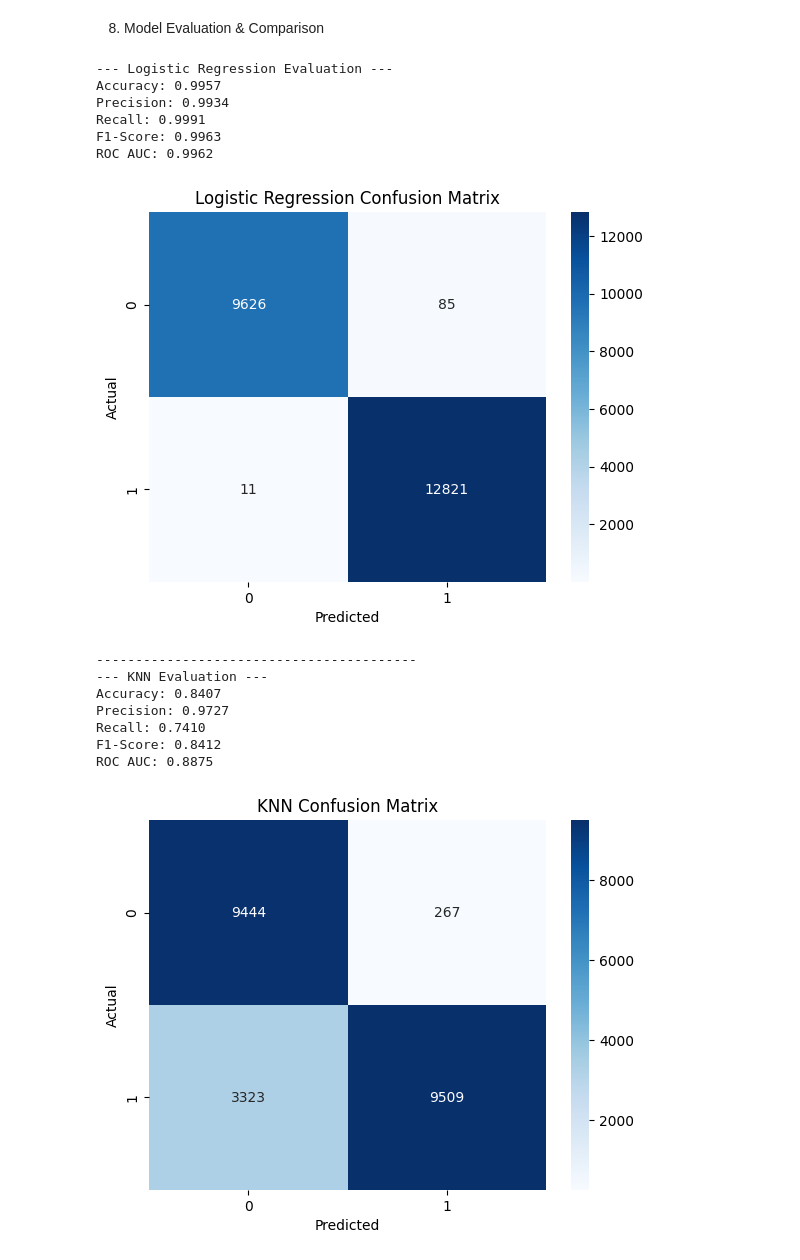
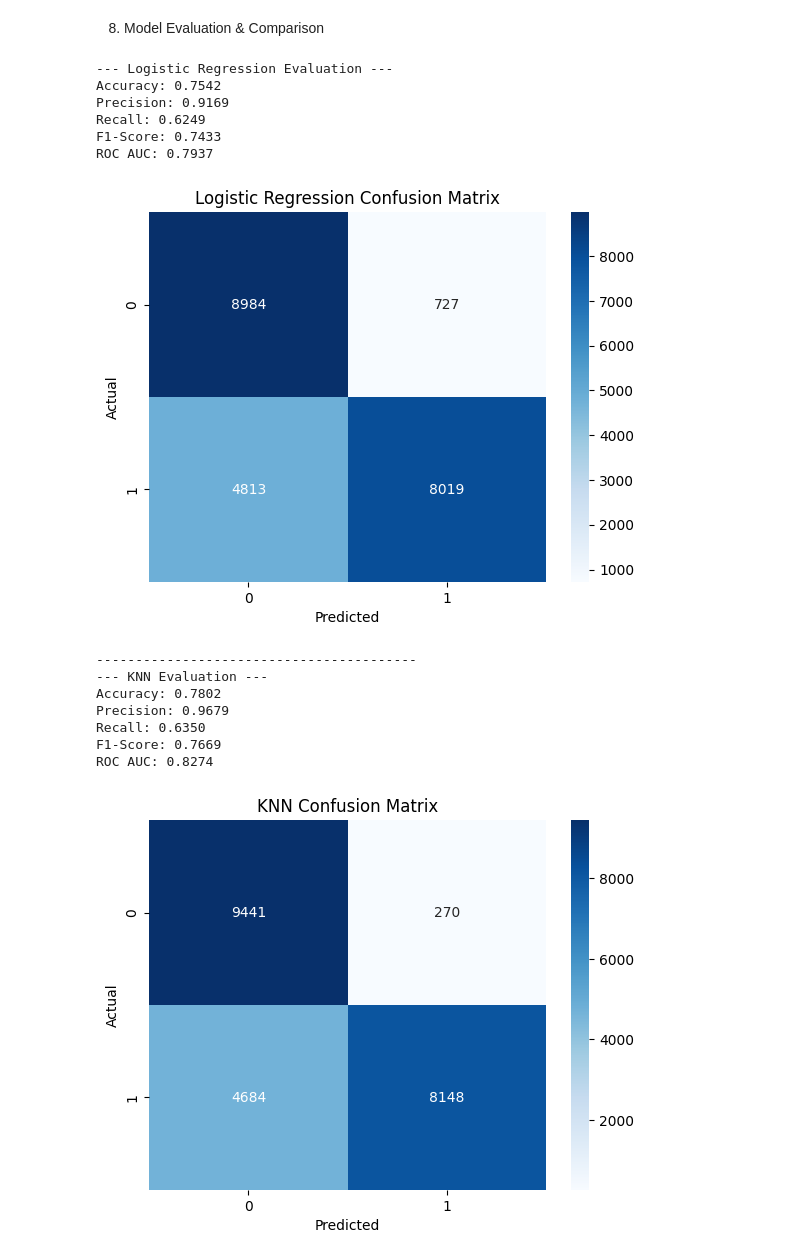
Before and after one commit to MarcelEwinger/Artificial-Intelligence-Machine-Learning-SS25, a Jupyter notebook: notebook.ipynb, the cells around one changed output. Drawn from its saved outputs; the diff is of its cells as text; code cells hidden in the pictures.

```diff
--- a/notebook.ipynb
+++ b/notebook.ipynb
@@ -255,6 +255,10 @@ df_train["is_attack"] = df_train["attack"].apply(
 )
 
 print("\n'is_attack' column created")
+
+# Drop the original multi-class 'class' and 'difficulty' columns
+df_train = df_train.drop(columns=['attack', 'level'])
+
 df_train.head()
 # %% [output]
 Unique values in the 'attack' column:
@@ -280,6 +284,9 @@ df_test["is_attack"] = df_test["attack"].apply(
 )
 
 print("\n'is_attack' column created")
+
+# Drop the original multi-class 'class' and 'difficulty' columns
+df_test = df_test.drop(columns=['attack', 'level'])
 df_test.head()
 # %% [output]
 'is_attack' column created
@@ -599,3 +578,37 @@ X_test_scaled.columns = X_test_scaled.columns.astype(str)
+# %%
+from sklearn.preprocessing import StandardScaler, OneHotEncoder
+from sklearn.compose import ColumnTransformer
+from sklearn.pipeline import Pipeline
+
+# Create a preprocessor using ColumnTransformer
+# It applies OneHotEncoder to categorical features and StandardScaler to numerical features.
+# 'remainder='passthrough' ensures that any columns not specified are kept in the output.
+preprocessor = ColumnTransformer(
+    transformers=[
+        ('cat', OneHotEncoder(handle_unknown='ignore'), categorical_features),
+        ('num', StandardScaler(), numerical_features),
+    ],
+    remainder='passthrough',  # Keep other columns if any, though none expected here
+)
+
+# Fit the preprocessor on the training data and transform both training and testing data
+# It's crucial to fit on training data ONLY to prevent data leakage.
+# Then, transform both training and testing data using the fitted preprocessor.
+X_train_processed = preprocessor.fit_transform(X_train_raw)
+X_test_processed = preprocessor.transform(X_test_raw)
+
+# The output of ColumnTransformer is a NumPy array.
+# If you want to convert it back to a DataFrame with column names, it's more involved
+# due to the dynamic nature of OneHotEncoder creating new columns.
+# For machine learning models, a NumPy array is perfectly fine.
+
+print("\nShape of processed training data (X_train_processed):", X_train_processed.shape)
+print("Shape of processed testing data (X_test_processed):", X_test_processed.shape)
+
+print("\nExample of processed data (first 5 rows of X_train_processed):")
+# Due to one-hot encoding, the number of columns will increase significantly.
+# Printing raw numpy array for demonstration.
+print(X_train_processed[:5])
 # %% [markdown]
 6. Model Training (Traditional ML Models)
  - Models:
@@ -624,7 +637,7 @@ models = {
 # Train each model on the original (but scaled) training data
 for name, model in models.items():
     print(f"Training {name}...")
-    model.fit(X_train_scaled, y_train)
+    model.fit(X_train_processed, y_train)
     print(f"{name} trained.")
 # %% [output]
 Training Logistic Regression...
@@ -670,24 +683,24 @@ def evaluate_model(name, model, X_test, y_test):
 # %%
 # Evaluate all models on the scaled, unseen test data
 for name, model in models.items():
-    evaluate_model(name, model, X_test_scaled, y_test)
+    evaluate_model(name, model, X_test_processed, y_test)
 
 #evaluate_model("ANN", ann_model, X_test_scaled, y_test)
 # %% [output]
 --- Logistic Regression Evaluation ---
-Accuracy: 0.9957
-Precision: 0.9934
-Recall: 0.9991
-F1-Score: 0.9963
-ROC AUC: 0.9962
+Accuracy: 0.7542
+Precision: 0.9169
+Recall: 0.6249
+F1-Score: 0.7433
+ROC AUC: 0.7937
-[figure, old version]
+[figure, new version]
 -----------------------------------------
 --- KNN Evaluation ---
-Accuracy: 0.8407
-Precision: 0.9727
-Recall: 0.7410
-F1-Score: 0.8412
-ROC AUC: 0.8875
+Accuracy: 0.7802
+Precision: 0.9679
+Recall: 0.6350
+F1-Score: 0.7669
+ROC AUC: 0.8274
-[figure, old version]
+[figure, new version]
 -------------------------
 --- Decision Tree Evaluation ---
```
Also changed, not shown: parts of 13 cells of this notebook.
